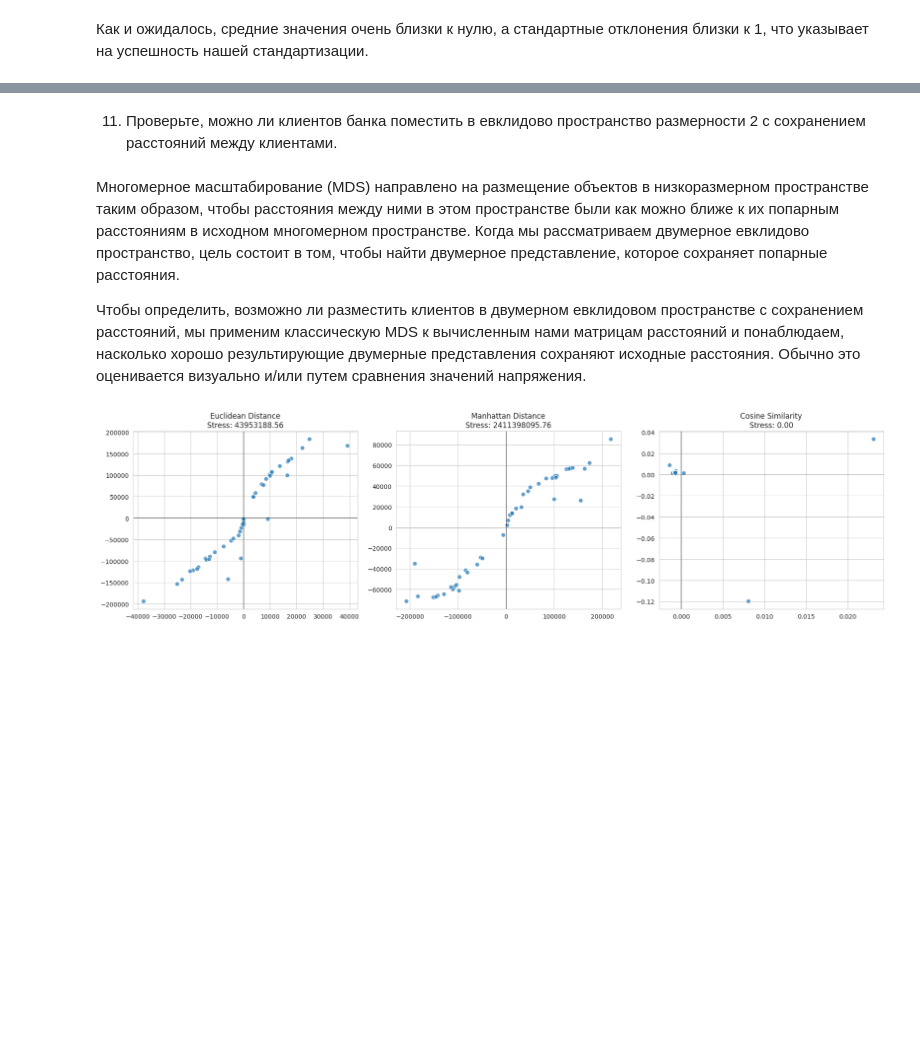
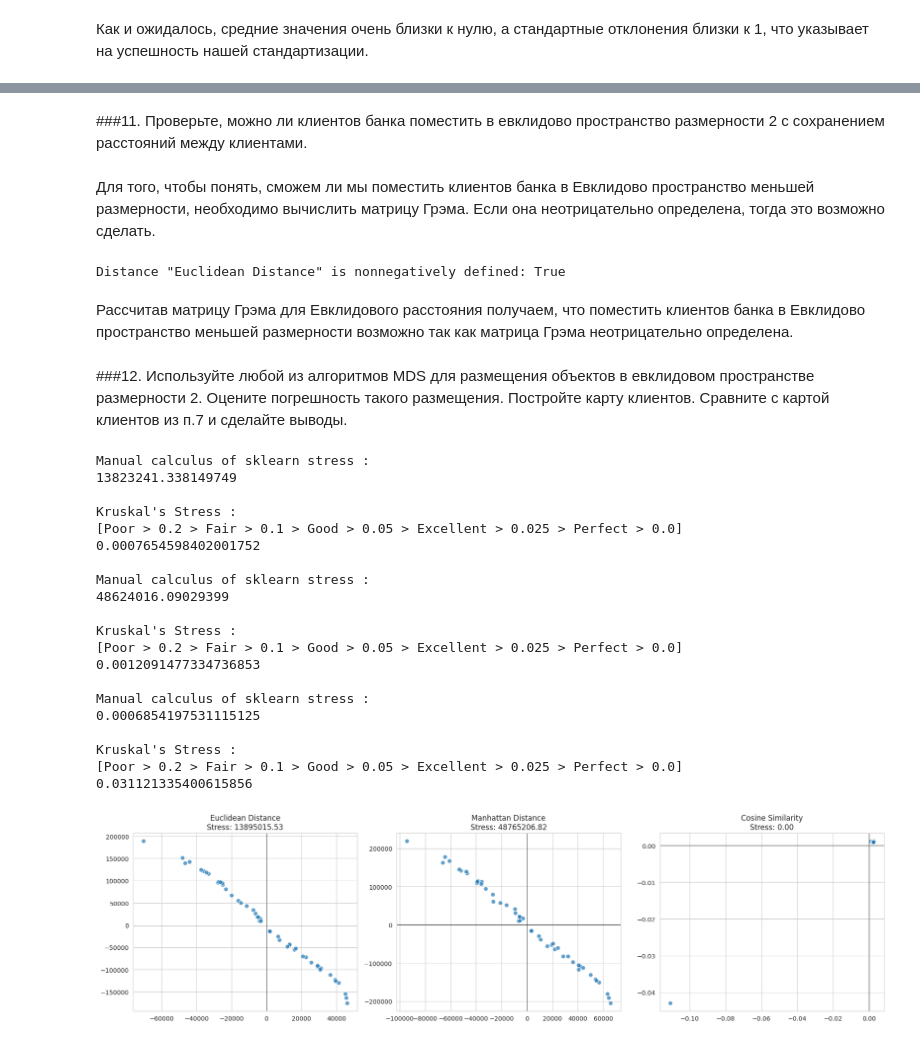
Before and after one commit to LukichevaPolina/da_methods_lab1, a Jupyter notebook: K_LAB_1.ipynb, the cells around one changed output, grey strips where cells are left out. Saved outputs shown, nothing was run; the diff lists cells and outputs as text; code cells hidden in the pictures; blank space fills up the shorter version.

```diff
--- a/K_LAB_1.ipynb
+++ b/K_LAB_1.ipynb
@@ -281,7 +390,7 @@ from sklearn.preprocessing import StandardScaler
 
 # Scaling the data
 scaler = StandardScaler()
-data_scaled = scaler.fit_transform(data_median_imputed)
+data_scaled = scaler.fit_transform(data_linreg_imputed)
 
 # Applying DBSCAN
 dbscan = DBSCAN(eps=1, min_samples=5)
@@ -291,7 +400,7 @@ clusters = dbscan.fit_predict(data_scaled)
 outliers_dbscan = np.where(clusters == -1)
 
 # Displaying the outlier data points
-outliers_data_dbscan = data_median_imputed.iloc[outliers_dbscan].sort_index()
+outliers_data_dbscan = data_linreg_imputed.iloc[outliers_dbscan].sort_index()
 
 # Number of outliers detected by DBSCAN
 num_outliers_dbscan = len(outliers_data_dbscan)
@@ -362,18 +472,21 @@ experiment_results_df
 | 29 | 3.0 | 12 | 2 |
 # %%
 # Applying DBSCAN with chosen parameters
-dbscan = DBSCAN(eps=2.0, min_samples=10)
+dbscan = DBSCAN(eps=2.5, min_samples=7)
 clusters = dbscan.fit_predict(data_scaled)
 
 # Identifying outliers
 outliers_dbscan = np.where(clusters == -1)
 
 # Displaying the outlier data points
-outliers_data_dbscan = data_median_imputed.iloc[outliers_dbscan].sort_index()
+outliers_data_dbscan = data_linreg_imputed.iloc[outliers_dbscan].sort_index()
 
 # Creating a dataset without the identified outliers
-data_no_outliers = data_median_imputed.drop(index=outliers_data_dbscan.index)
+data_no_outliers = data_linreg_imputed.drop(index=outliers_data_dbscan.index)
 
 # Summary: Number of outliers and shape of the data without outliers
-(num_outliers_dbscan, data_no_outliers.shape, outliers_data_dbscan)
+print("Number of outliers:", np.sum(clusters == -1))
+print("Shape of the data without outliers", data_no_outliers.shape)
+print("Outliers:")
+outliers_data_dbscan
 # %% [output]
@@ -735,34 +919,85 @@ plt.show()
 # %% [markdown]
-11. Проверьте, можно ли клиентов банка поместить в евклидово пространство размерности 2 с сохранением расстояний между клиентами.
+###11. Проверьте, можно ли клиентов банка поместить в евклидово пространство размерности 2 с сохранением расстояний между клиентами.
-# %% [markdown]
-Многомерное масштабирование (MDS) направлено на размещение объектов в низкоразмерном пространстве таким образом, чтобы расстояния между ними в этом пространстве были как можно ближе к их попарным расстояниям в исходном многомерном пространстве. Когда мы рассматриваем двумерное евклидово пространство, цель состоит в том, чтобы найти двумерное представление, которое сохраняет попарные расстояния.
-
-Чтобы определить, возможно ли разместить клиентов в двумерном евклидовом пространстве с сохранением расстояний, мы применим классическую MDS к вычисленным нами матрицам расстояний и понаблюдаем, насколько хорошо результирующие двумерные представления сохраняют исходные расстояния. Обычно это оценивается визуально и/или путем сравнения значений напряжения.
+# %% [markdown]
+Для того, чтобы понять, сможем ли мы поместить клиентов банка в Евклидово пространство меньшей размерности, необходимо вычислить матрицу Грэма. Если она неотрицательно определена, тогда это возможно сделать.
+# %%
+def is_scaled(distance_matrix):
+  n = distance_matrix.shape[0]
+  C = np.eye(n) - 1 / n * np.ones((n, n))
+  B = - 1/2 * C @ (distance_matrix ** 2) @ C # Gram matrix
+  eigenvals = np.linalg.eigvalsh(B)
+  eigenvals = np.around(eigenvals, 2)
+  return (eigenvals < 0).sum() == 0
+
+result = is_scaled(distance_matrices['Euclidean Distance'])
+print("Distance \"Euclidean Distance\" is nonnegatively defined:", result)
+# %% [output]
+Distance "Euclidean Distance" is nonnegatively defined: True
+# %% [markdown]
+Рассчитав матрицу Грэма для Евклидового расстояния получаем, что поместить клиентов банка в Евклидово пространство меньшей размерности возможно так как матрица Грэма неотрицательно определена.
+# %% [markdown]
+###12. Используйте любой из алгоритмов MDS для размещения объектов в евклидовом пространстве размерности 2. Оцените погрешность такого размещения. Постройте карту клиентов. Сравните с картой клиентов из п.7 и сделайте выводы.
 # %%
 from sklearn.manifold import MDS
 import matplotlib.pyplot as plt
+from sklearn.metrics import euclidean_distances
 
 # Function to perform MDS and plot the resulting 2D representation
 def perform_mds_and_plot(distance_matrix, title, ax):
-    mds_model = MDS(dissimilarity='precomputed', n_components=2, random_state=42)
+    mds_model = MDS(dissimilarity='precomputed', n_components=2, random_state=42, normalized_stress=False)
     mds_fit = mds_model.fit(distance_matrix)
     mds_coords = mds_model.fit_transform(distance_matrix)
+    points = mds_model.embedding_
+
+    ## Manual calculus of sklearn stress
+    DE = euclidean_distances(points)
+    stress = 0.5 * np.sum((DE - distance_matrix)**2)
+    print("Manual calculus of sklearn stress :")
+    print(stress)
+    print("")
+
+    ## Kruskal's stress (or stress formula 1)
+    stress1 = np.sqrt(stress / (0.5 * np.sum(distance_matrix**2)))
+    print("Kruskal's Stress :")
+    print("[Poor > 0.2 > Fair > 0.1 > Good > 0.05 > Excellent > 0.025 > Perfect > 0.0]")
+    print(stress1)
+    print("")
     stress = mds_fit.stress_
 
     ax.scatter(mds_coords[:, 0], mds_coords[:, 1], alpha=0.7, edgecolors='w', s=50)
     ax.set_title(f"{title}\nStress: {stress:.2f}")
     ax.grid(True)
     ax.axhline(0, color='black',linewidth=0.5)
     ax.axvline(0, color='black',linewidth=0.5)
 
 # Creating subplots
 fig, axs = plt.subplots(1, 3, figsize=(18, 5))
 
 # Performing MDS and plotting for each distance matrix
 for i, (title, matrix) in enumerate(distance_matrices.items()):
     perform_mds_and_plot(matrix, title, axs[i])
 
 plt.tight_layout()
 plt.show()
 # %% [output]
+Manual calculus of sklearn stress :
+13823241.338149749
+
+Kruskal's Stress :
+[Poor > 0.2 > Fair > 0.1 > Good > 0.05 > Excellent > 0.025 > Perfect > 0.0]
+0.0007654598402001752
+
+Manual calculus of sklearn stress :
+48624016.09029399
+
+Kruskal's Stress :
+[Poor > 0.2 > Fair > 0.1 > Good > 0.05 > Excellent > 0.025 > Perfect > 0.0]
+0.0012091477334736853
+
+Manual calculus of sklearn stress :
+0.0006854197531115125
+
+Kruskal's Stress :
+[Poor > 0.2 > Fair > 0.1 > Good > 0.05 > Excellent > 0.025 > Perfect > 0.0]
+0.031121335400615856
-[figure, old version]
+[figure, new version]
```
Also changed, not shown: parts of 70 cells of this notebook.
